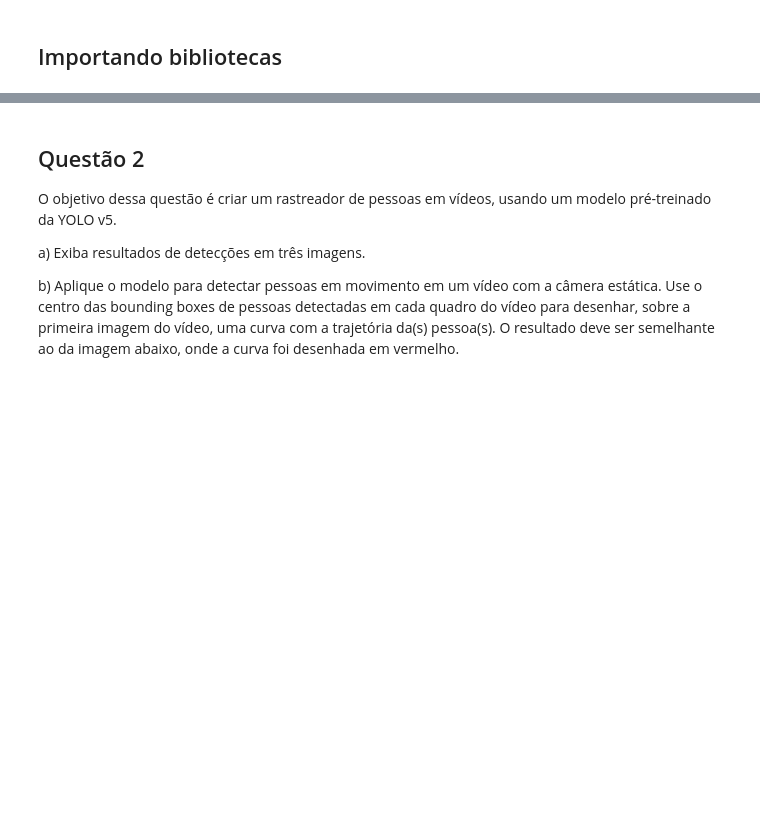
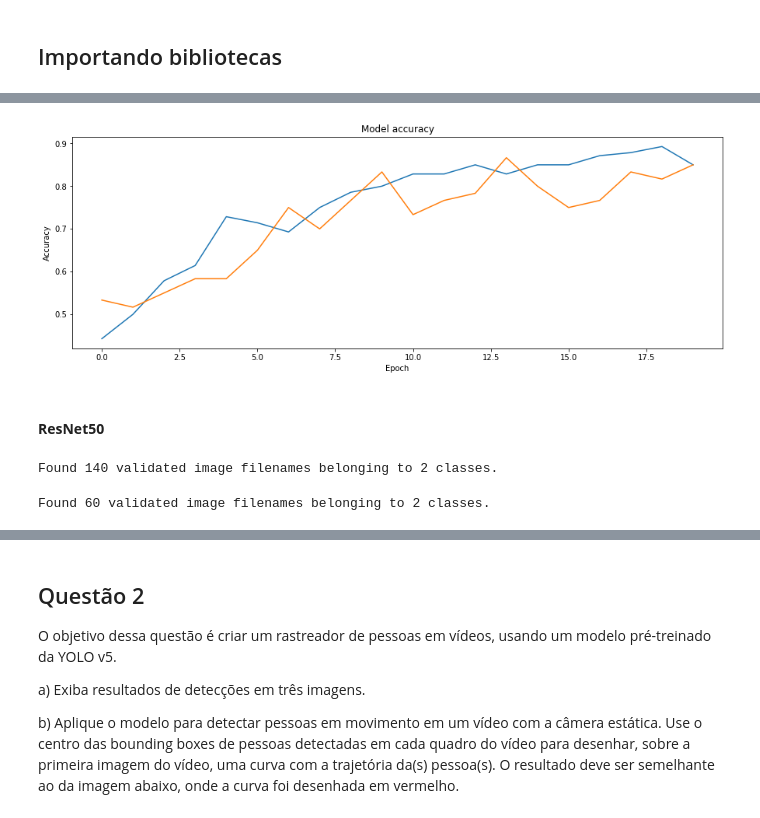
Before and after one commit to audreyemmely/computer-vision, a Jupyter notebook: visaocomp_lista5.ipynb, the cells around one changed output, grey strips where cells are left out. Drawn from its saved outputs; the diff is of its cells as text; code cells hidden in the pictures; blank space fills up the shorter version.

```diff
--- a/visaocomp_lista5.ipynb
+++ b/visaocomp_lista5.ipynb
@@ -32,0 +141,10 @@ https://www.kaggle.com/datasets/muratkokludataset/grapevine-leaves-image-dataset
+# %%
+val_generator_vgg = vgg_datagen.flow_from_dataframe(
+        X_val,  # This is the source directory for training images
+        x_col='path',
+        y_col='classes',
+        target_size=(227, 227),  # All images will be resized to 150x150
+        batch_size=32,
+        class_mode="categorical",
+        shuffle=True,
+)
@@ -32,0 +153,19 @@ https://www.kaggle.com/datasets/muratkokludataset/grapevine-leaves-image-dataset
+# %%
+vgg16 = VGG16(include_top = False, input_shape = (227,227,3), weights = 'imagenet')
+
+# training of all the convolution is set to false
+for layer in vgg16.layers:
+    layer.trainable = False
+
+x = GlobalAveragePooling2D()(vgg16.output)
+predictions = Dense(2, activation='softmax')(x)
+
+model_vgg = Model(inputs = vgg16.input, outputs = predictions)
+# %%
+model_vgg.compile(loss='categorical_crossentropy', optimizer="adam", metrics=['accuracy'])
+# %%
+history_vgg = model_vgg.fit(
+      train_generator_vgg,
+      validation_data=val_generator_vgg,
+      epochs=20,
+      verbose='auto')
@@ -32,0 +190,12 @@ https://www.kaggle.com/datasets/muratkokludataset/grapevine-leaves-image-dataset
+# %%
+plt.figure(figsize=(15,5))
+plt.plot(history_vgg.history['accuracy'])
+plt.plot(history_vgg.history['val_accuracy'])
+plt.title('Model accuracy')
+plt.ylabel('Accuracy')
+plt.xlabel('Epoch')
+plt.show()
+# %% [output]
+[figure, added]
+# %% [markdown]
+#### **ResNet50**
@@ -32,0 +217,24 @@ https://www.kaggle.com/datasets/muratkokludataset/grapevine-leaves-image-dataset
+# %%
+train_generator_resnet50 = resnet50_datagen.flow_from_dataframe(
+        X_train,  # This is the source directory for training images
+        x_col='path',
+        y_col='classes',
+        target_size=(227, 227),  # All images will be resized to 150x150
+        batch_size=32,
+        class_mode="categorical",
+        shuffle=True,
+)
+# %% [output]
+Found 140 validated image filenames belonging to 2 classes.
+# %%
+val_generator_resnet50 = resnet50_datagen.flow_from_dataframe(
+        X_val,  # This is the source directory for training images
+        x_col='path',
+        y_col='classes',
+        target_size=(227, 227),  # All images will be resized to 150x150
+        batch_size=32,
+        class_mode="categorical",
+        shuffle=True,
+)
+# %% [output]
+Found 60 validated image filenames belonging to 2 classes.
```
Also changed, not shown: parts of 29 cells of this notebook.
